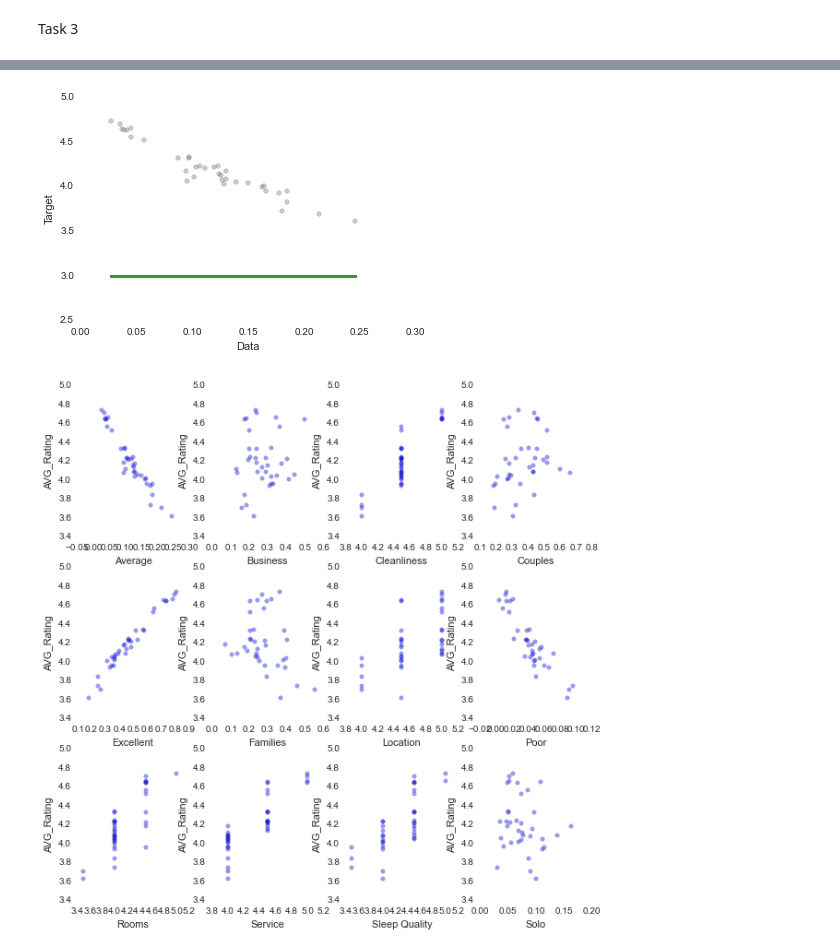
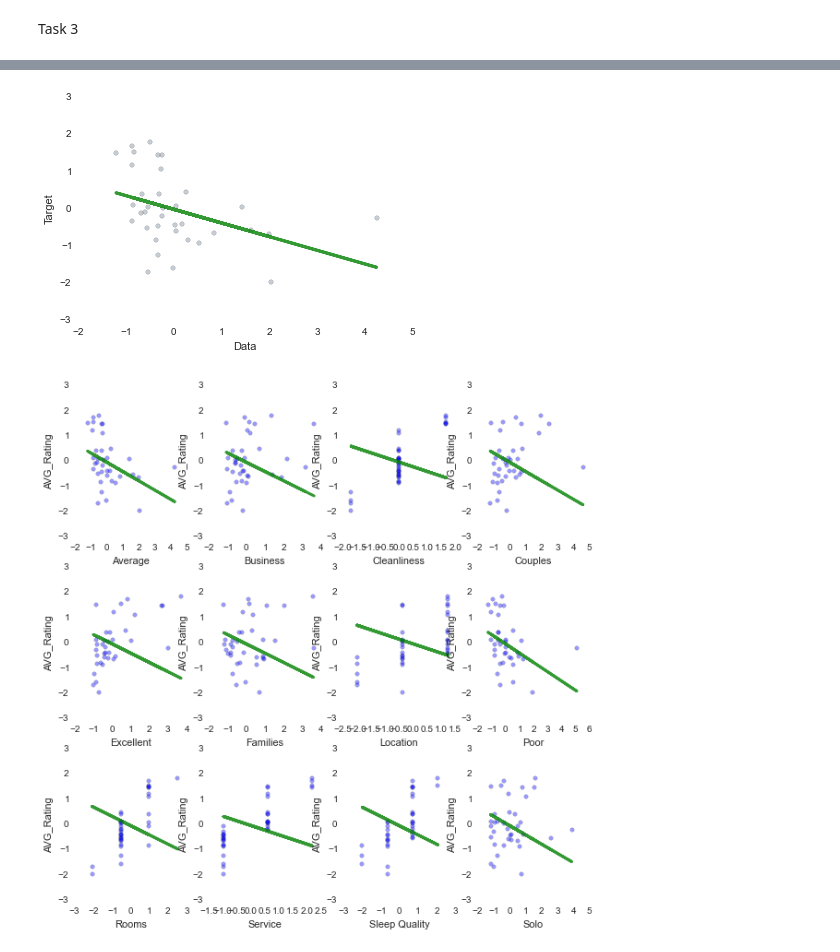
Before and after one commit to ggodinez/spring-2015-homeworks, a Jupyter notebook: submissions/Homework-5/5.Hotels.ipynb, the cells around one changed output, grey strips where cells are left out. Drawn from its saved outputs; the diff is of its cells as text; code cells hidden in the pictures.

```diff
--- a/submissions/Homework-5/5.Hotels.ipynb
+++ b/submissions/Homework-5/5.Hotels.ipynb
@@ -1132,0 +1075,7 @@ dfNormal
+# %%
+#Normalizes the data
+old_cols = hotels_df.columns
+dfNormal = StandardScaler().fit_transform(hotels_df)
+dfNormal = pd.DataFrame(dfNormal)
+dfNormal.columns = old_cols
+dfNormal
@@ -1178,7 +1145,6 @@ print("Test     error: ", metrics.mean_squared_error(lm.predict(X_test),y_test))
 # %%
 
-feature_names = hotels_df.columns
-
+feature_names = dfNormal.columns
 coefficients = lm.coef_
 
 for i in range(len(coefficients)):
@@ -1235,24 +1203,24 @@ Regression score: 1.00 (+/- 0.00)
 subX_train = X_train[:,0]
 subX_test = X_test[:,0]
 plt.scatter(subX_train, y_train, c="slategray", alpha=0.4, linewidths=0.3)
-plt.plot(subX_train, (coefficients[0]*subX_train)+intercept, color='green', linewidth=3, alpha=.8);
+plt.plot(subX_train, (coefficients[0]*subX_train), color='green', linewidth=3, alpha=.8);
 plt.xlabel('Data')
 plt.ylabel('Target');
 # %% [output]
-[figure, old version]
+[figure, new version]
 # %%
 fig, axes = plt.subplots(3,4,figsize=(10,10))
 
 for i in range(12):
     plt_i = i // 4
     plt_j = i % 4
     subX_train = X_train[:,i]
     axes[plt_i][plt_j].scatter(subX_train, y_train, c="blue", alpha=0.4, linewidths=0.3)
-    axes[plt_i][plt_j].plot(subX_train, (coefficients[0]*subX_train)+intercept, color='green', linewidth=3, alpha=.8);
+    axes[plt_i][plt_j].plot(subX_train, (coefficients[0]*subX_train), color='green', linewidth=3, alpha=.8);
     axes[plt_i][plt_j].set_xlabel(feature_names[i])
     axes[plt_i][plt_j].set_ylabel('AVG_Rating');
 # %% [output]
-[figure, old version]
+[figure, new version]
 # %%
 # Code for setting the style of the notebook
 from IPython.core.display import HTML
```
Also changed, not shown: parts of 11 cells of this notebook.
